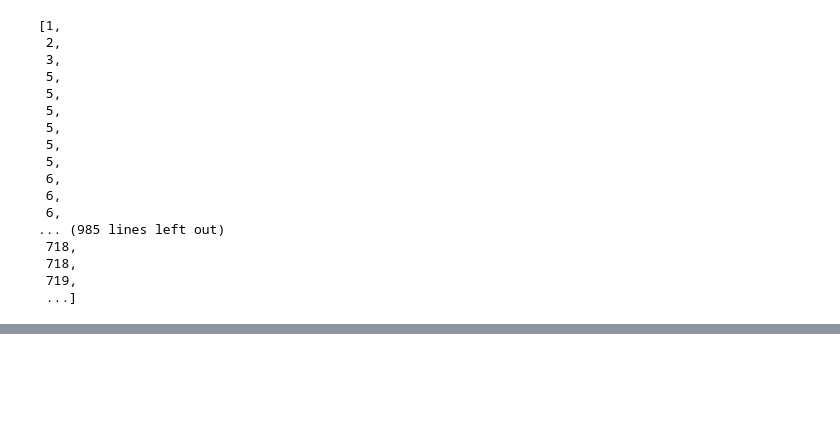
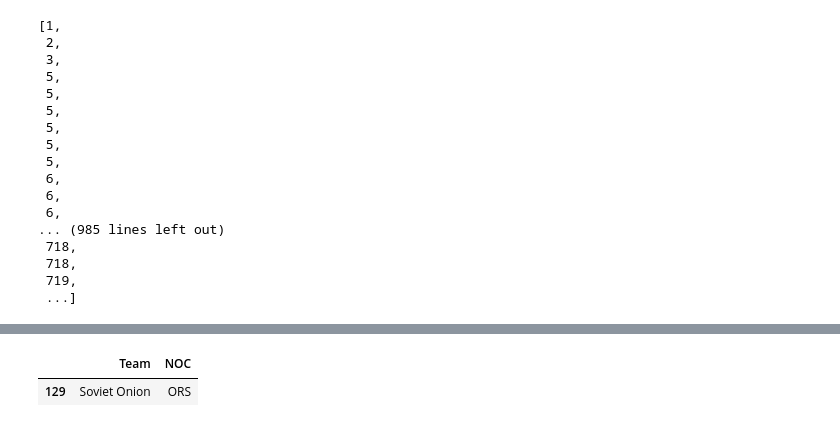
Before and after one commit to Digavi/master-analitica-datos-dimas-garcia, a Jupyter notebook: load_bronze_to_silver.ipynb, the cells around one changed output, grey strips where cells are left out. Cells and saved outputs as stored; diff of their text form; code cells hidden in the pictures; blank space fills up the shorter version.

```diff
--- a/load_bronze_to_silver.ipynb
+++ b/load_bronze_to_silver.ipynb
@@ -147,0 +385,6 @@ sorted(bronze_atletas_eliminar_unnamed_df['ID'])
+# %%
+bronze_atletas_NOC_df = bronze_atletas_altura_df
+# %%
+import re
+bronze_atletas_NOC_df = bronze_atletas_NOC_df[bronze_atletas_NOC_df['NOC'].str.match(r'^[A-Z]{3}$',na=False)]
+#Hago un regex que si en NOC no hay estrictamente 3 letras mayusculas, quito la fila
@@ -147,0 +638,4 @@ sorted(bronze_atletas_eliminar_unnamed_df['ID'])
+# %%
+bronze_atletas_añado_team_bien_df = bronze_atletas_NOC_df
+# %%
+bronze_atletas_añado_team_bien_df['Country'] = bronze_atletas_añado_team_bien_df['NOC'].map(olympic_countries)
@@ -147,0 +668,7 @@ sorted(bronze_atletas_eliminar_unnamed_df['ID'])
+# %%
+#pd.set_option('display.max_rows', None)
+bronze_atletas_añado_team_bien_df.loc[bronze_atletas_añado_team_bien_df['Country'].isna(), ['Team','NOC']]
+#Me sale una lista con todos los que no estaba pillando, se la paso a chatgpt y me la pasa y se la meto a olympic_countrys
+# %% [output]
+|  | Team | NOC |
+| 129 | Soviet Onion | ORS |
```
Also changed, not shown: parts of 71 cells of this notebook, 1 other file.
